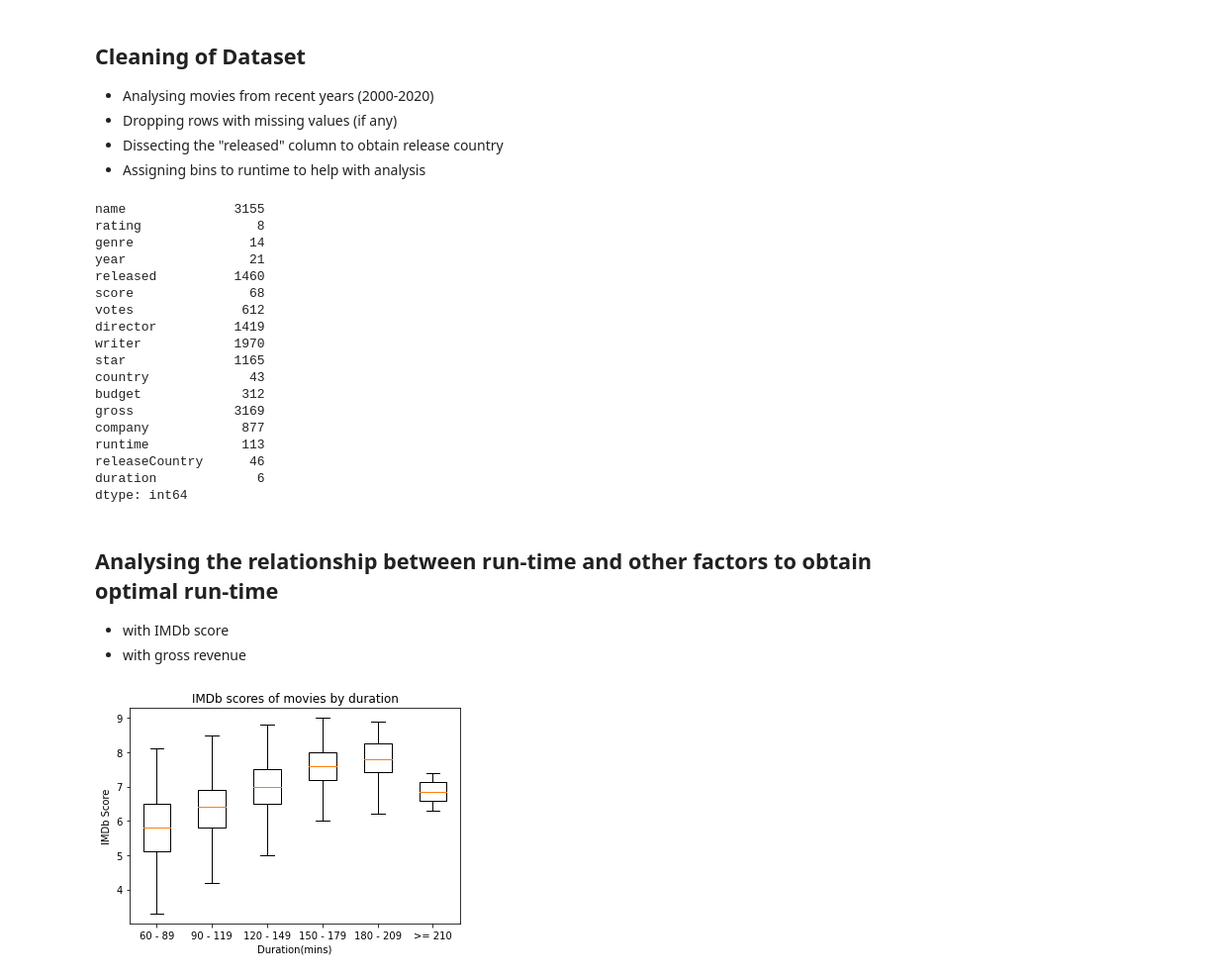
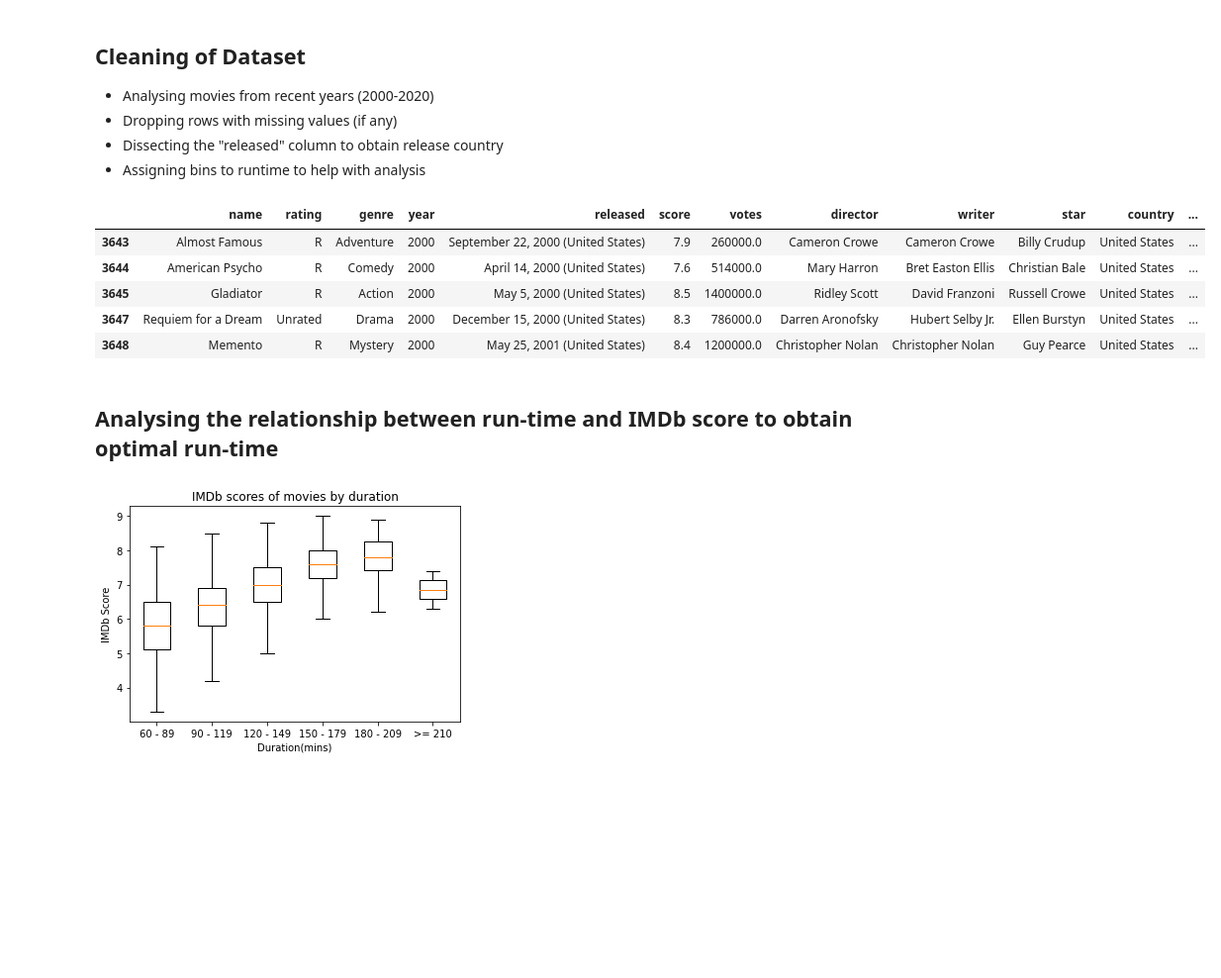
Before and after one commit to soaza/dao2702-project, a Jupyter notebook: movies_visualisation.ipynb, the cells around one changed output. Shown at 99% size. Drawn from its saved outputs; the diff is of its cells as text; code cells hidden in the pictures; blank space fills up the shorter version.

```diff
--- a/movies_visualisation.ipynb
+++ b/movies_visualisation.ipynb
@@ -23,57 +24,42 @@ df = df[df["year"] >= 2000] # removing movies from pre-2000s
 df = df.dropna() # dropping rows with missing values
 # helper function to extract release country
 def obtainCountry(string):
     idx1 = string.index("(")
     idx2 = string.index(")")
     return string[idx1 + 1: idx2]
 
 df["releaseCountry"] = df["released"].apply(obtainCountry)
 
 # helper function to categorise runtime into bins
 def categoriseRuntime(runtime):
     if runtime < 60.0:
         return "< 60"
     elif runtime < 90.0:
         return "60 - 89"
     elif runtime < 120.0:
         return "90 - 119"
     elif runtime < 150.0:
         return "120 - 149"
     elif runtime < 180.0:
         return "150 - 179"
     elif runtime < 210.0:
         return "180 - 209"
     else:
         return ">= 210"
 
 df["duration"] = df["runtime"].apply(categoriseRuntime)
 
 
-df.nunique()
+df.head()
 # %% [output]
-name              3155
-rating               8
-genre               14
-year                21
-released          1460
-score               68
-votes              612
-director          1419
-writer            1970
-star              1165
-country             43
-budget             312
-gross             3169
-company            877
-runtime            113
-releaseCountry      46
-duration             6
-dtype: int64
+|  | name | rating | genre | year | released | score | votes | director | writer | star | country | ... |
+| 3643 | Almost Famous | R | Adventure | 2000 | September 22, 2000 (United States) | 7.9 | 260000.0 | Cameron Crowe | Cameron Crowe | Billy Crudup | United States | ... |
+| 3644 | American Psycho | R | Comedy | 2000 | April 14, 2000 (United States) | 7.6 | 514000.0 | Mary Harron | Bret Easton Ellis | Christian Bale | United States | ... |
+| 3645 | Gladiator | R | Action | 2000 | May 5, 2000 (United States) | 8.5 | 1400000.0 | Ridley Scott | David Franzoni | Russell Crowe | United States | ... |
+| 3647 | Requiem for a Dream | Unrated | Drama | 2000 | December 15, 2000 (United States) | 8.3 | 786000.0 | Darren Aronofsky | Hubert Selby Jr. | Ellen Burstyn | United States | ... |
+| 3648 | Memento | R | Mystery | 2000 | May 25, 2001 (United States) | 8.4 | 1200000.0 | Christopher Nolan | Christopher Nolan | Guy Pearce | United States | ... |
 # %% [markdown]
-## Analysing the relationship between run-time and other factors to obtain optimal run-time
-
-- with IMDb score
-- with gross revenue
+## Analysing the relationship between run-time and IMDb score to obtain optimal run-time
 # %%
 x = ["60 - 89", "90 - 119", "120 - 149", "150 - 179", "180 - 209", ">= 210"]
 
```
Also changed, not shown: parts of 15 cells of this notebook, 1 other file.
